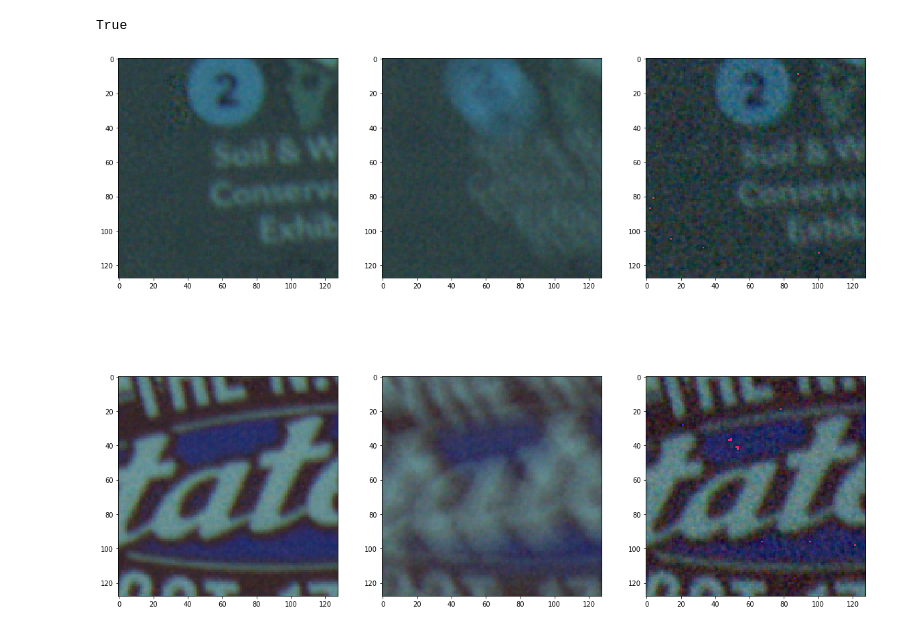
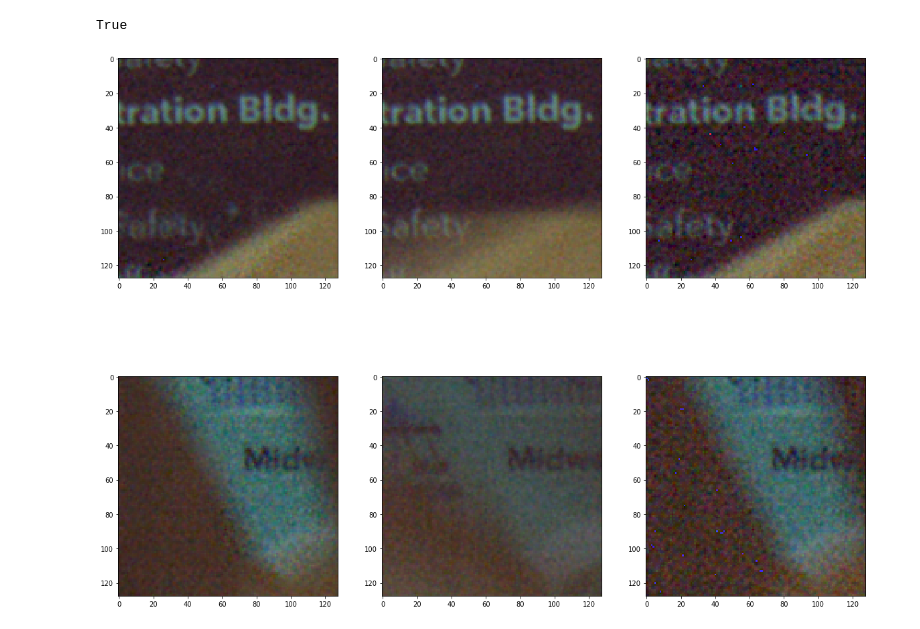
Before and after one commit to cianhwang/hdr_video, a Jupyter notebook: Google_HDRplus/burst_merge.ipynb, the cells around one changed output. Saved outputs shown, nothing was run; the diff lists cells and outputs as text; code cells hidden in the pictures.

```diff
--- a/Google_HDRplus/burst_merge.ipynb
+++ b/Google_HDRplus/burst_merge.ipynb
@@ -23,9 +22,10 @@ black level of the sensor:  50
 ### video: 8 frames with tremor motion
 ### reference frame: 1st frame
 # %%
-rIm=read_raw("../static_videos/lowlight3_frame47_tremor_rg10_2.raw", frame = 8)
+rIm=read_raw("../static_videos/lowlight3_frame16_bunny.raw", frame = 4)
 rIm = rIm[:, :2048, :3584]
-rIm_single = rIm[0] - bk_lvl
+ref_idx = 3
+rIm_single = rIm[ref_idx] - bk_lvl
 rIm_single = np.clip(rIm_single, 0, 1023)
 print_stat("rIm_single",rIm_single)
 bit_length = np.log2(rIm_single.max())
@@ -118,17 +123,17 @@ plt.show()
 # %% [output]
 True
 # %%
-rgbIm_adj = cv2.imread("rgbIm_adj.png")[..., ::-1]
-rgbIm_adj_single = cv2.imread("rgbIm_adj_single.png")[..., ::-1]
-rgbIm_adj_merge = cv2.imread("rgbIm_adj_merge.png")[..., ::-1]
+rgbIm_adj = cv2.imread("rgbIm_adj_ref{}.png".format(ref_idx))[..., ::-1]
+rgbIm_adj_single = cv2.imread("rgbIm_adj_single_ref{}.png".format(ref_idx))[..., ::-1]
+rgbIm_adj_merge = cv2.imread("rgbIm_adj_merge_ref{}.png".format(ref_idx))[..., ::-1]
 
 fig, ax = plt.subplots(2, 3, figsize=(20, 16))
-ax[0][0].imshow(rgbIm_adj_merge[800:928, 1020:1148])
-ax[0][1].imshow(rgbIm_adj[800:928, 1020:1148])
-ax[0][2].imshow(rgbIm_adj_single[800:928, 1020:1148])
+ax[0][0].imshow(rgbIm_adj_merge[1700:1828, 1020:1148])
+ax[0][1].imshow(rgbIm_adj[1700:1828, 1020:1148])
+ax[0][2].imshow(rgbIm_adj_single[1700:1828, 1020:1148])
 ax[1][0].imshow(rgbIm_adj_merge[1600:1728, 1500:1628])
 ax[1][1].imshow(rgbIm_adj[1600:1728, 1500:1628])
 ax[1][2].imshow(rgbIm_adj_single[1600:1728, 1500:1628])
 plt.show()
 # %% [output]
-[figure, old version]
+[figure, new version]
```
Also changed, not shown: parts of 12 cells of this notebook, 11 other files.
